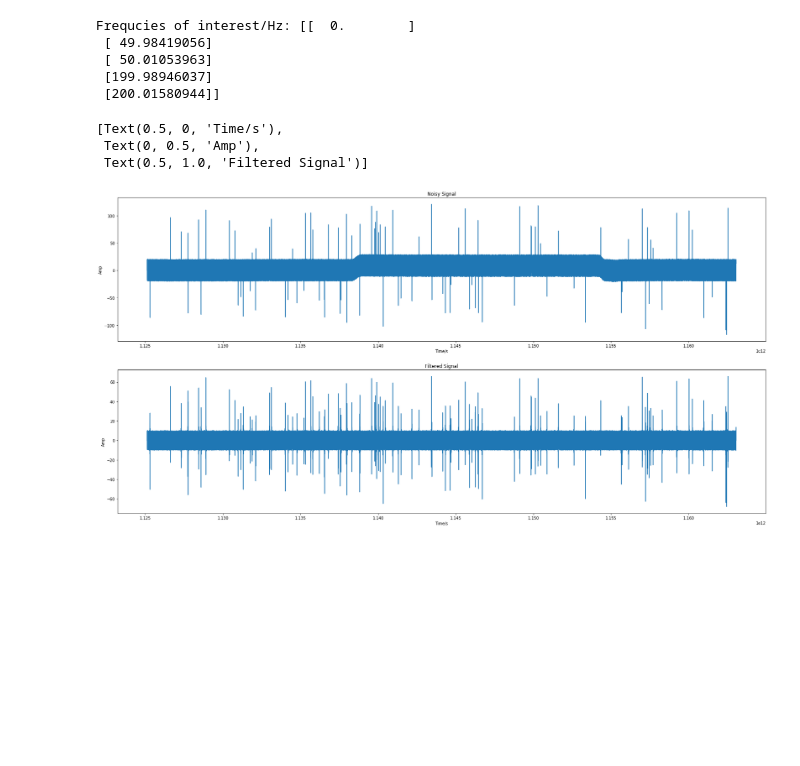
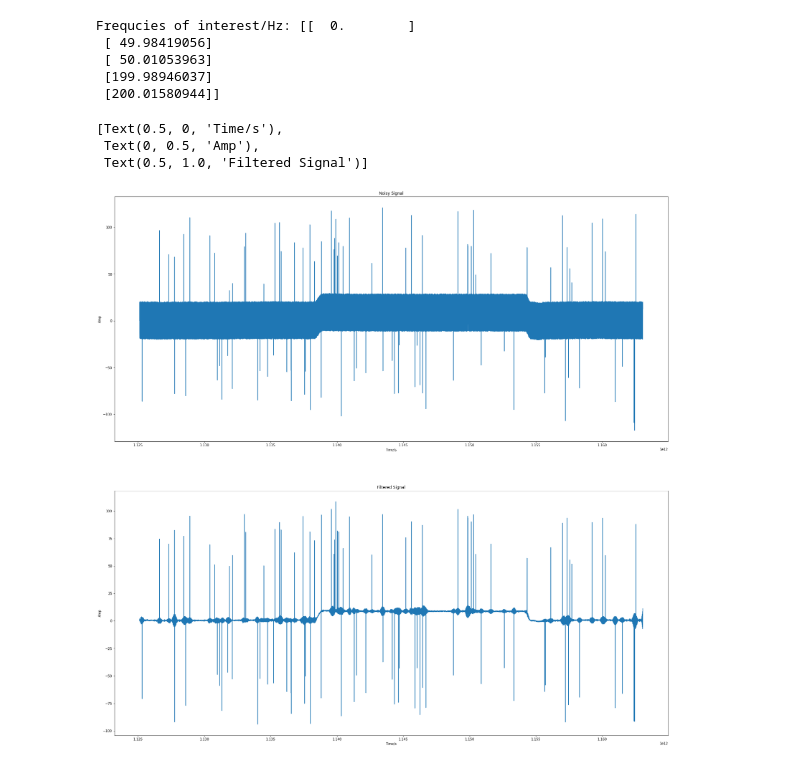
Before and after one commit to ZJTAN97/FilterSignalsProject, a Jupyter notebook: CA Qn 2/answer.ipynb, the cells around one changed output. Drawn from its saved outputs; the diff is of its cells as text; code cells hidden in the pictures; blank space fills up the shorter version.

```diff
--- a/CA Qn 2/answer.ipynb
+++ b/CA Qn 2/answer.ipynb
@@ -176,29 +169,42 @@ Frequcies of interest/Hz: [[  0.        ]
  [199.98946037]
  [200.01580944]]
 # %%
-from scipy import signal
+# Low pass Filter
+# def filter_signal(noisy_signal):
+#       N = 4
+#       cutOff = 5.0 / (sample_freq/2)
+#       btype = 'low'
 
-N = 4
-cutOff = 50.0/(sample_freq/2)
-btype = 'highpass'
+#       b, a = signal.butter(N, cutOff, btype)
+#       filtered = signal.filtfilt(b, a, noisy_signal)
 
-b, a = signal.butter(N, cutOff, btype)
+#       return filtered
 
-filtered = signal.filtfilt(b, a, noisy_acc_x)
+def filter_signal(noisy_signal):
+      N = 4
+      cutOffHigh = 52.0 / (sample_freq/2)
+      cutOffLow = 48.0 / (sample_freq/2)
+      btype = 'bandstop'
 
-fig, (ax1, ax2) = plt.subplots(2, 1, figsize=(30,15))
+      b, a = signal.butter(N, [cutOffLow, cutOffHigh], btype)
+      filtered = signal.filtfilt(b, a, noisy_signal)
+
+      return filtered
+
+
+fig, (ax1, ax2) = plt.subplots(2, 1, figsize=(30,30))
 
 ax1.plot(ts_noisy_acc, noisy_acc_x)
 ax1.set(xlabel = 'Time/s',
       ylabel = 'Amp',
       title = 'Noisy Signal')
 
-ax2.plot(ts_noisy_acc, filtered)
+ax2.plot(ts_noisy_acc, filter_signal(noisy_acc_x))
 ax2.set(xlabel = 'Time/s',
       ylabel = 'Amp',
       title = 'Filtered Signal')
 # %% [output]
 [Text(0.5, 0, 'Time/s'),
  Text(0, 0.5, 'Amp'),
  Text(0.5, 1.0, 'Filtered Signal')]
-[figure, old version]
+[figure, new version]
```
Also changed, not shown: parts of 5 cells of this notebook.
